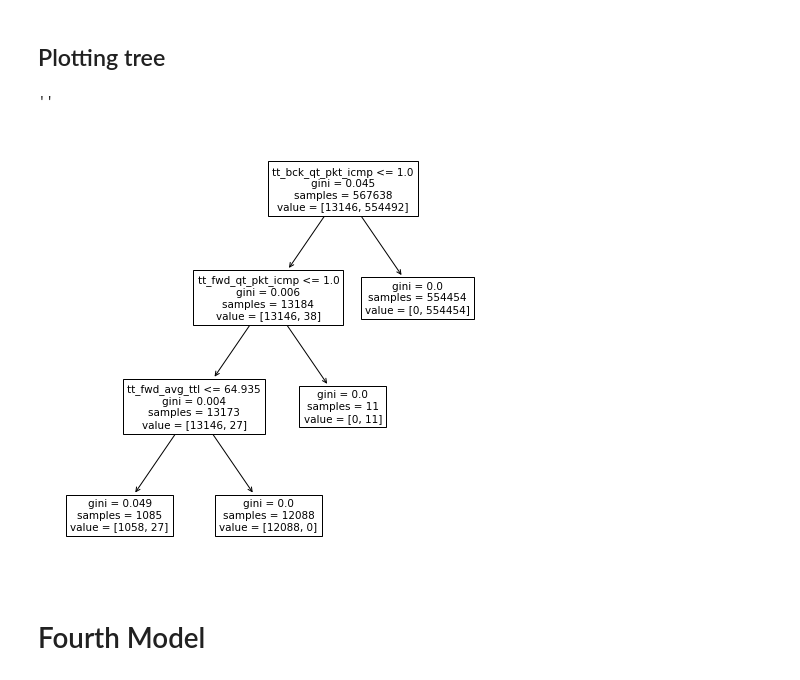
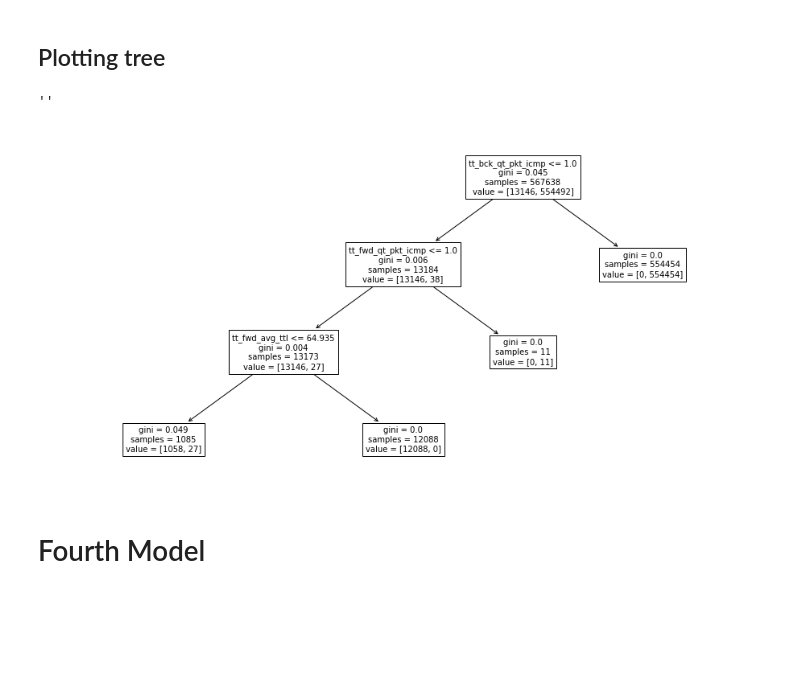
Before and after one commit to caiolmart/feature_extraction_ddos, a Jupyter notebook: notebooks/05_model_decision_tree_anubis.ipynb, the cells around one changed output. Drawn from its saved outputs; the diff is of its cells as text; code cells hidden in the pictures; blank space fills up the shorter version.

```diff
--- a/notebooks/05_model_decision_tree_anubis.ipynb
+++ b/notebooks/05_model_decision_tree_anubis.ipynb
@@ -406,12 +406,12 @@ Text(0.5, 24.0, 'Predicted')
 # %% [markdown]
 ## Plotting tree
 # %%
-plt.figure(figsize=(8, 8))
-plot_tree(clf, feature_names=X_train.columns)
+plt.figure(figsize=(16, 8))
+plot_tree(clf, feature_names=X_train.columns, fontsize=10)
 ;
 # %% [output]
 ''
-[figure, old version]
+[figure, new version]
 # %% [markdown]
 # Fourth Model
 # %% [markdown]
```
Also changed, not shown: parts of 15 cells of this notebook, 3 other files.
